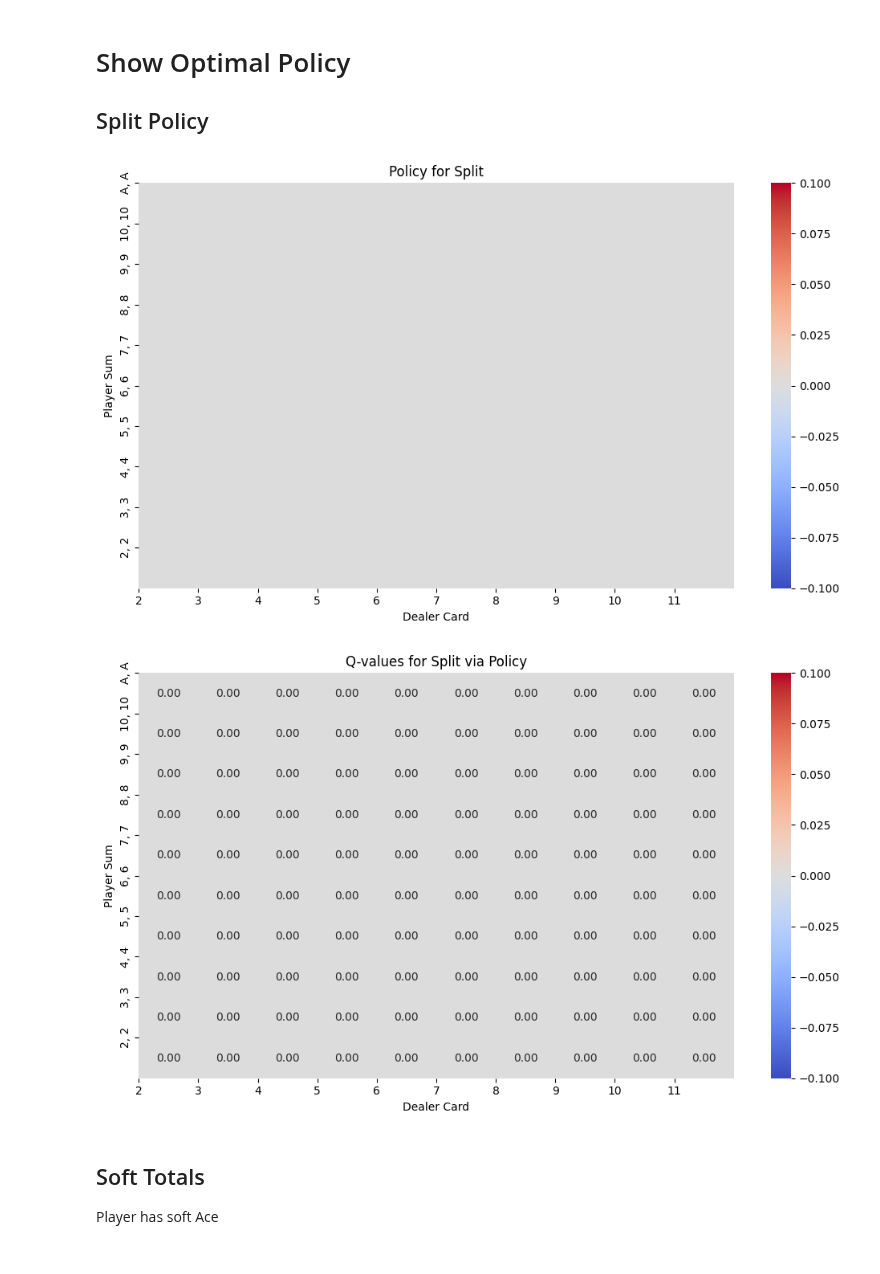
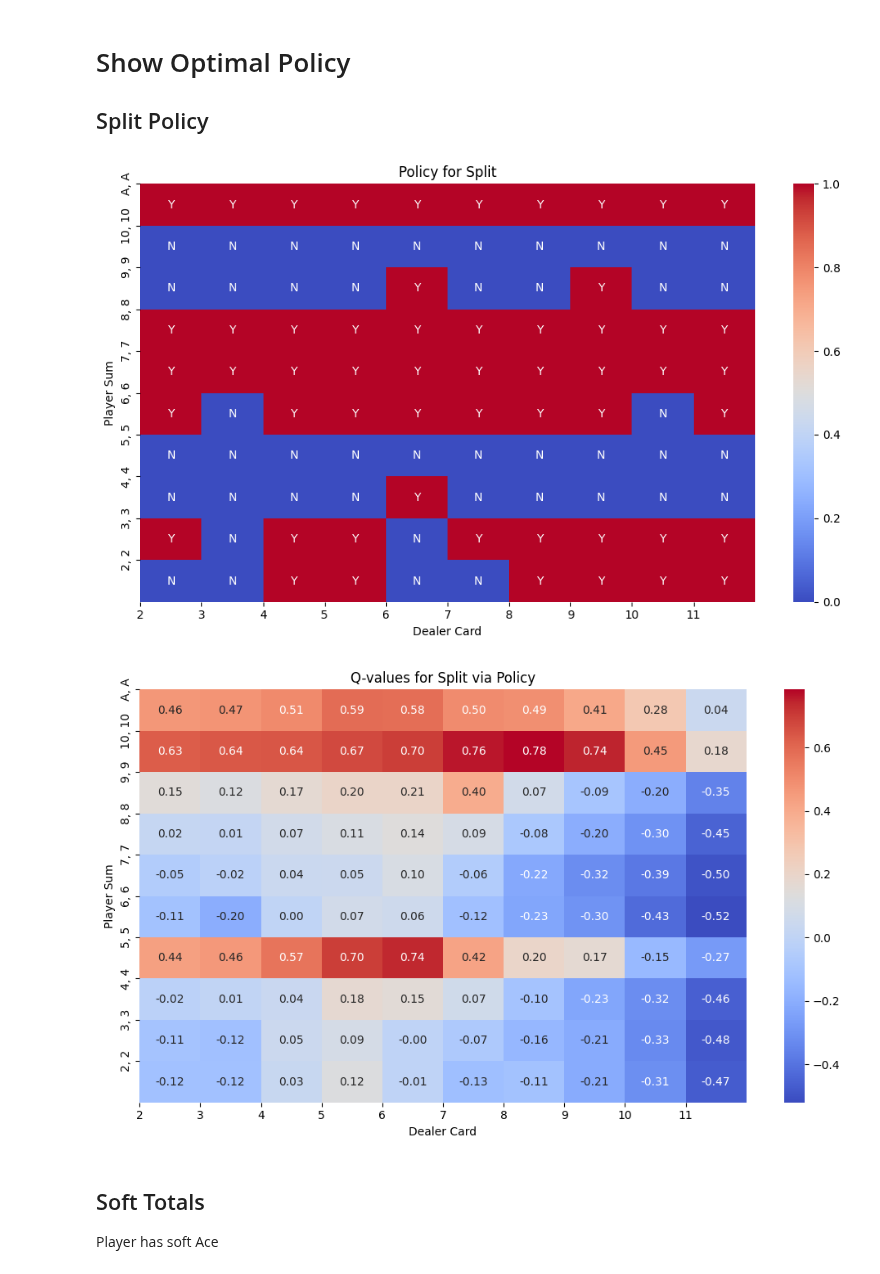
Before and after one commit to Horizon-42/black_jack, a Jupyter notebook: analysis.ipynb, the cells around one changed output. Cells and saved outputs as stored; diff of their text form; code cells hidden in the pictures.

```diff
--- a/analysis.ipynb
+++ b/analysis.ipynb
@@ -59,11 +33,14 @@ print(Q)
 # Show Optimal Policy
 ## Split Policy
 # %%
+from train_mc import load_agent
+policy, Q = load_agent("MCEp_StandHitDoubleSplit_Pretrained1")
+
 # plot_split_policy(policy)
 plot_policy_and_Q(Q,policy, ChartName.Split, True)
 # %% [output]
-[figure, old version]
+[figure, new version]
-[figure, old version]
+[figure, new version]
 # %% [markdown]
 ## Soft Totals
 Player has soft Ace
```
Also changed, not shown: parts of 8 cells of this notebook, 4 other files.
